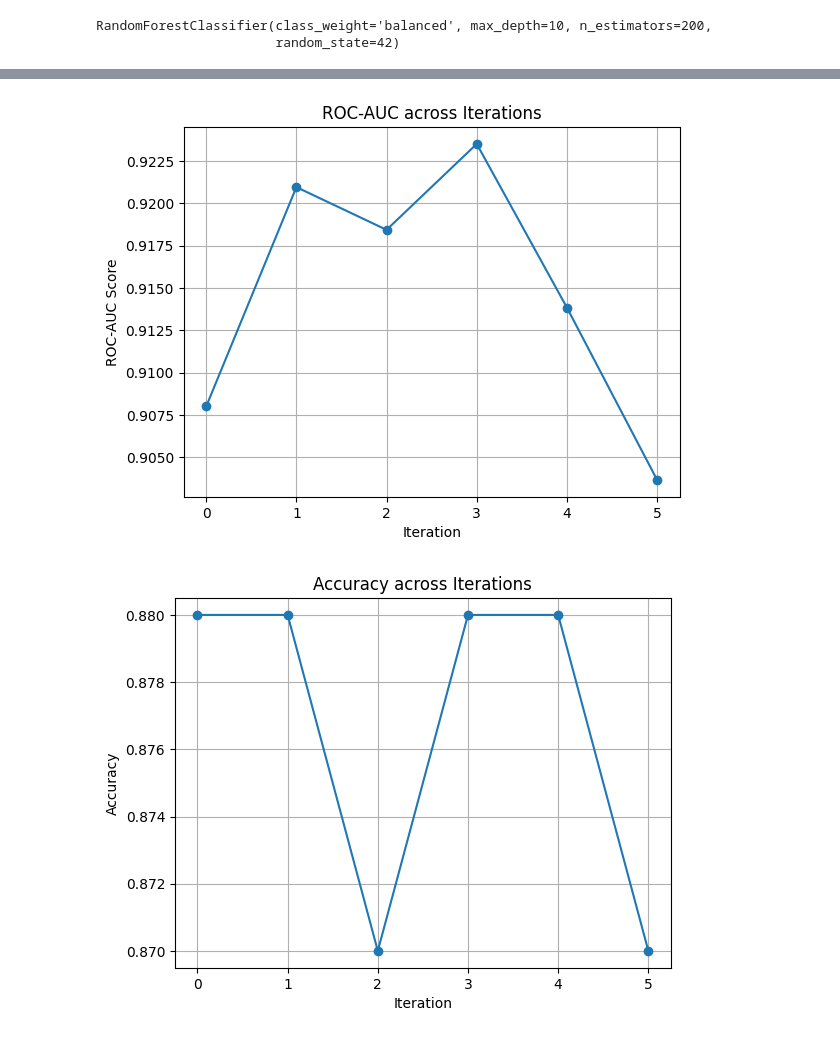
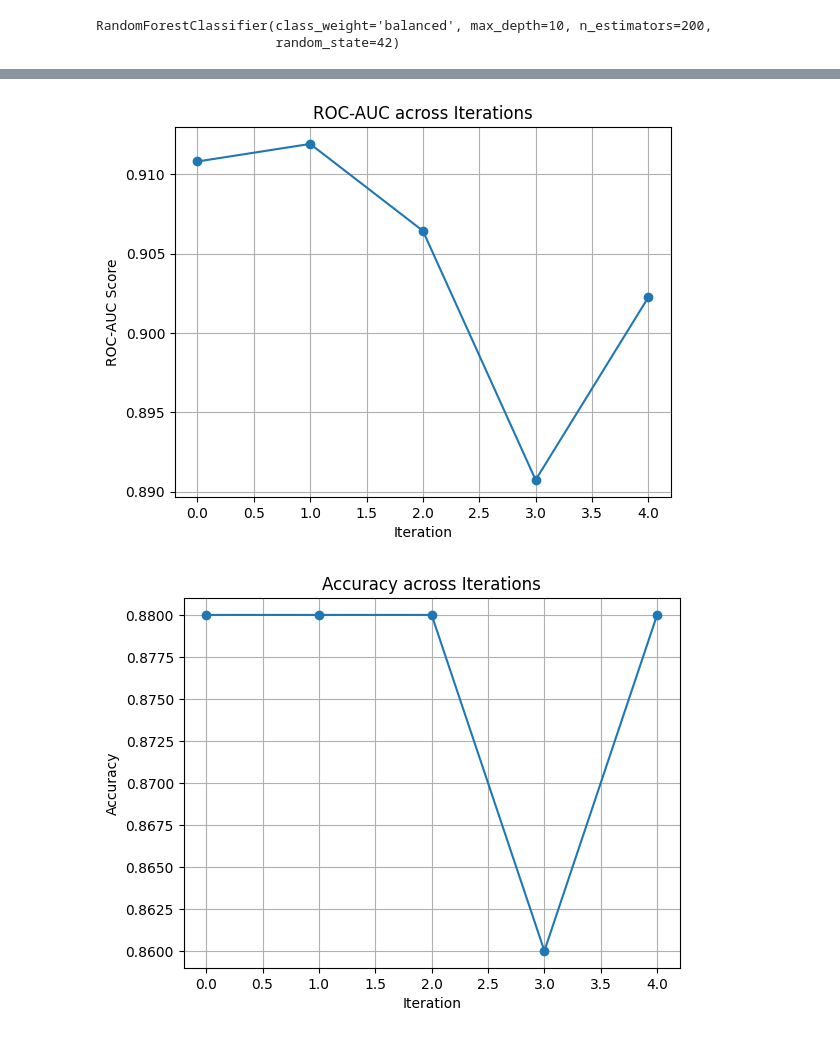
Before and after one commit to sriman-216/Fraud_Analytics, a Jupyter notebook: user_behavioural/Gemini_loop _sub.ipynb, the cells around one changed output, grey strips where cells are left out. Cells and saved outputs as stored; diff of their text form; code cells hidden in the pictures.

```diff
--- a/user_behavioural/Gemini_loop _sub.ipynb
+++ b/user_behavioural/Gemini_loop _sub.ipynb
@@ -30,7 +30,11 @@ df["Amount"] = df["Amount"].replace('[\$,]', '', regex=True).astype(float)
 
 df["Hour"] = pd.to_datetime(df["Time"], errors="coerce").dt.hour
 
-df["Use Chip"] = df["Use Chip"].map({"Yes": 1, "No": 0}).fillna(0)
+df["Use Chip"] = df["Use Chip"].map({
+    "Online Transaction": 0,
+    "Chip Transaction": 1,
+    "Swipe Transaction": 2
+})
 
 df["Errors?"] = (df["Errors?"] != "None").astype(int)
 
@@ -478,8 +515,8 @@ results= {
     "roc_auc": roc1,
     "importance": importance
 }
-with open("results_2.json", "w") as f:
+with open("results_1.json", "w") as f:
     json.dump(results, f, indent=4)
 
-print("Saved to results_2.json")
+print("Saved to results_1.json")
 # %% [output]
@@ -800,29 +1042,0 @@ def get_userdf(llm_input):
-# %%
-
-
-def run(user_df):
-
-    X, y, X_train, X_test, y_train, y_test = split_data(user_df)
-    X = clean_features(X)
-
-    model = train_model(X_train, y_train)
-
-    print("\n=== Model Evaluation ===")
-    y_pred, y_prob = evaluate_model(model, X_test, y_test)
-
-    report1 = classification_report(y_test, y_pred)
-    roc1 = roc_auc_score(y_test, y_prob)
-    importance = get_feature_importance(model, X)
-
-    # print("\n=== Top Features ===")
-    # print(importance)
-    importance = importance.to_dict()
-    feature_names = [f["feature_name"] for f in features]
-
-    llm_input = {
-        "existing_features": feature_names,
-        "classification_report": report1,
-        "roc_auc": roc1,
-        "importance": importance
-    }
-    return llm_input
@@ -911,7 +1362,7 @@ import json
 import matplotlib.pyplot as plt
 
 # Load JSON file
-file_path = "iteration_logs.json"
+file_path = "iteration_logs1.json"
 
 with open(file_path, "r") as f:
     data = json.load(f)
@@ -1016,2 +1467,2 @@ weighted avg       0.87      0.87      0.86       400
-[figure, old version]
+[figure, new version]
-[figure, old version]
+[figure, new version]
```
Also changed, not shown: parts of 22 cells of this notebook, 7 other files.
